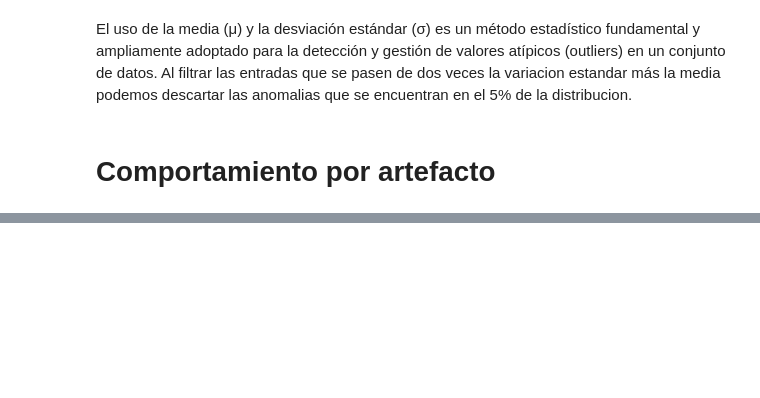
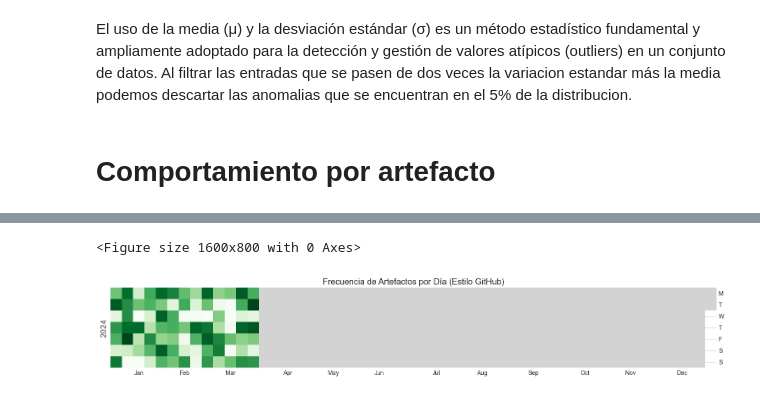
Before and after one commit to freddygl3/CienciaDatos, a Jupyter notebook: Fragateando2.ipynb, the cells around one changed output, grey strips where cells are left out. Cells and saved outputs as stored; diff of their text form; code cells hidden in the pictures; blank space fills up the shorter version.

```diff
--- a/Fragateando2.ipynb
+++ b/Fragateando2.ipynb
@@ -435,0 +478,37 @@ plt.show()
+# %%
+import pandas as pd
+import calmap
+import matplotlib.pyplot as plt
+import numpy as np
+
+# --- Se asume que artifacts_per_day es una Serie de Pandas con índice DatetimeIndex.
+# --- artifacts_per_day = df.groupby(df['date'].dt.date)['artifact'].count()
+# --- artifacts_per_day.index = pd.to_datetime(artifacts_per_day.index)
+
+# 1. Preparación de los datos (simulación por ahora)
+# Reemplaza esta simulación con el resultado de la agregación de tus datos reales:
+# (¡Necesitas cargar tus datos para que esto funcione!)
+# Creamos una Serie de ejemplo para mostrar la visualización:
+rng = pd.date_range(start='1/1/2024', end='3/31/2024', freq='D')
+np.random.seed(42)
+artifacts_per_day_simulated = pd.Series(np.random.randint(0, 100, len(rng)), index=rng)
+
+
+plt.figure(figsize=(16, 8))
+
+# 2. Creación del Calmap
+calmap.calendarplot(
+    artifacts_per_day_simulated,
+    fig_kws={'figsize': (15, 8)},
+    yearlabel_kws={'fontsize': 14, 'color': 'gray'},
+    subplot_kws={'title': 'Frecuencia de Artefactos por Día (Estilo GitHub)'},
+    cmap='Greens',  # Esquema de color verde, similar a GitHub
+    daylabels='MTWTFSS',
+    fillcolor='lightgrey', # Color para días sin datos
+    linewidth=0,
+    linecolor='white'
+)
+plt.show()
+# %% [output]
+<Figure size 1600x800 with 0 Axes>
+[figure, added]
```
Also changed, not shown: parts of 5 cells of this notebook.
